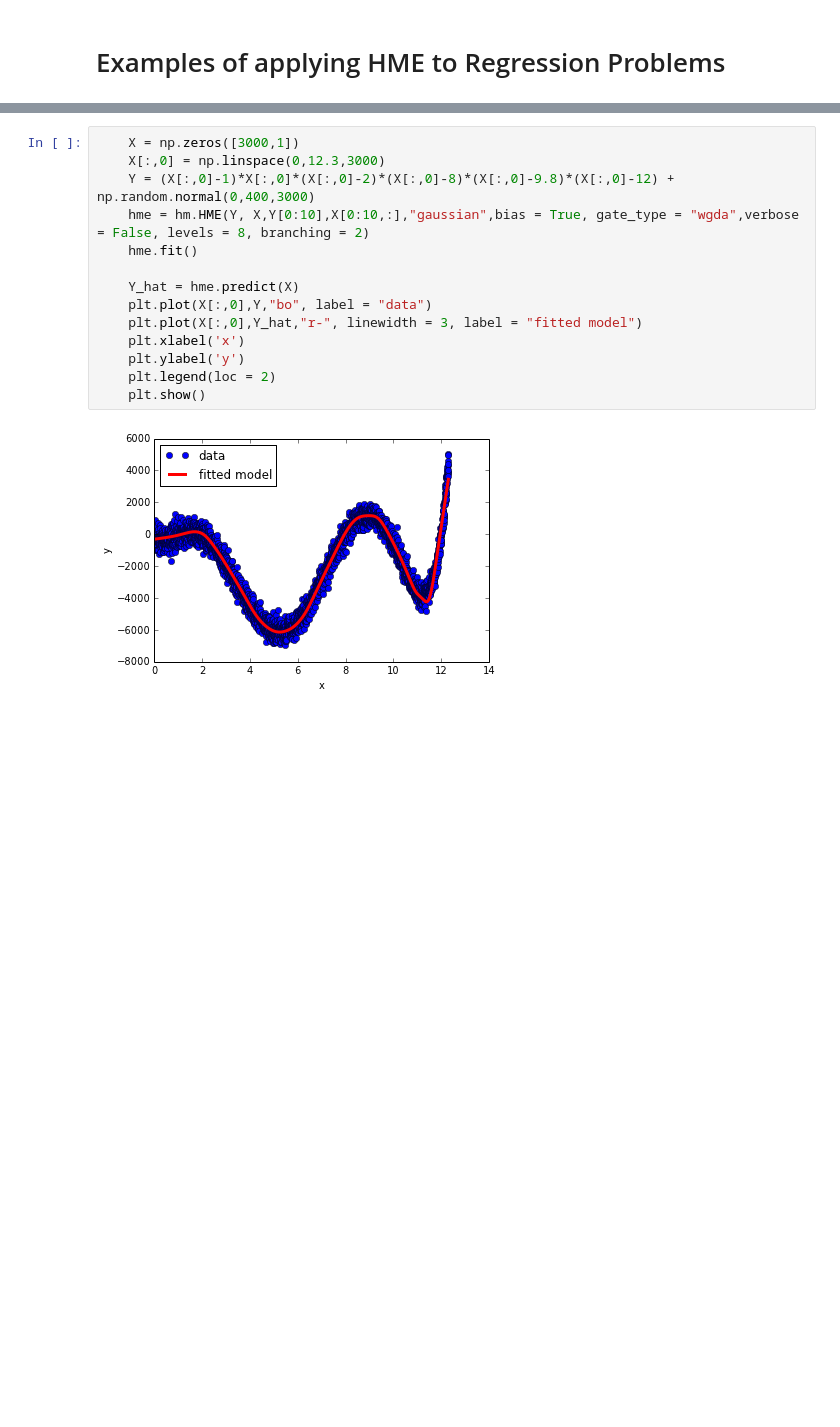
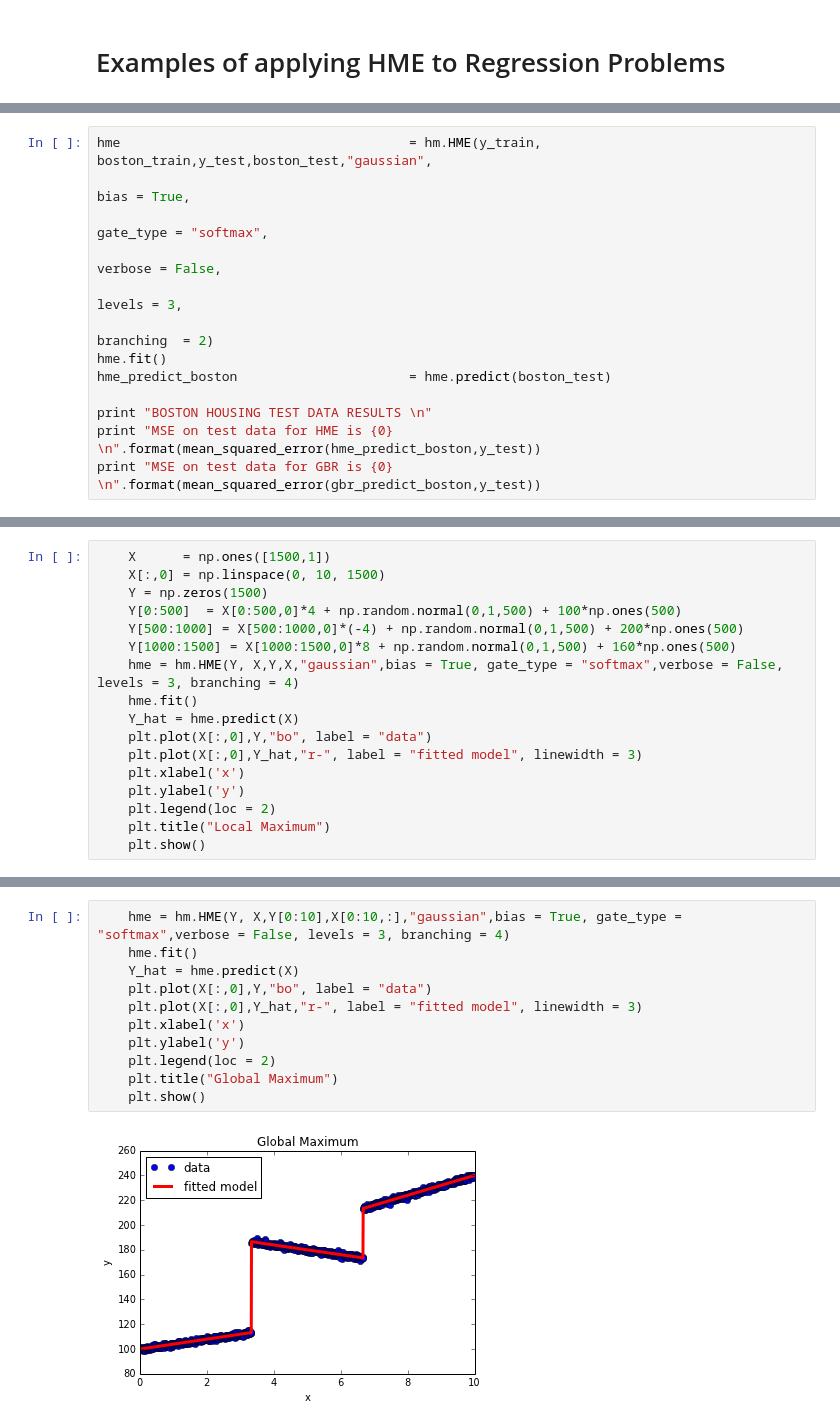
Before and after one commit to AmazaspShumik/Mixture-Models, a Jupyter notebook: Hierarchical Mixture of Experts/hme_standard_regression_examples.ipynb, the cells around one changed output, grey strips where cells are left out. Saved outputs shown, nothing was run; the diff lists cells and outputs as text; blank space fills up the shorter version.

```diff
--- a/Hierarchical Mixture of Experts/hme_standard_regression_examples.ipynb
+++ b/Hierarchical Mixture of Experts/hme_standard_regression_examples.ipynb
@@ -81,0 +175,13 @@ In this example we show how hme fits polynomial function. Deep hierarchical mode
+# %%
+hme                                     = hm.HME(y_train, boston_train,y_test,boston_test,"gaussian",
+                                                                                          bias = True,
+                                                                                          gate_type = "softmax",
+                                                                                          verbose = False,
+                                                                                          levels = 3,
+                                                                                          branching  = 2)
+hme.fit()
+hme_predict_boston                      = hme.predict(boston_test)
+
+print "BOSTON HOUSING TEST DATA RESULTS \n"
+print "MSE on test data for HME is {0} \n".format(mean_squared_error(hme_predict_boston,y_test))
+print "MSE on test data for GBR is {0} \n".format(mean_squared_error(gbr_predict_boston,y_test))
@@ -81,0 +201,17 @@ In this example we show how hme fits polynomial function. Deep hierarchical mode
+# %%
+    X      = np.ones([1500,1])
+    X[:,0] = np.linspace(0, 10, 1500)
+    Y = np.zeros(1500)
+    Y[0:500]  = X[0:500,0]*4 + np.random.normal(0,1,500) + 100*np.ones(500)
+    Y[500:1000] = X[500:1000,0]*(-4) + np.random.normal(0,1,500) + 200*np.ones(500)
+    Y[1000:1500] = X[1000:1500,0]*8 + np.random.normal(0,1,500) + 160*np.ones(500)
+    hme = hm.HME(Y, X,Y,X,"gaussian",bias = True, gate_type = "softmax",verbose = False, levels = 3, branching = 4)
+    hme.fit()
+    Y_hat = hme.predict(X)
+    plt.plot(X[:,0],Y,"bo", label = "data")
+    plt.plot(X[:,0],Y_hat,"r-", label = "fitted model", linewidth = 3)
+    plt.xlabel('x')
+    plt.ylabel('y')
+    plt.legend(loc = 2)
+    plt.title("Local Maximum")
+    plt.show()
@@ -82,16 +220,13 @@ In this example we show how hme fits polynomial function. Deep hierarchical mode
 # %%
-    X = np.zeros([3000,1])
-    X[:,0] = np.linspace(0,12.3,3000)
-    Y = (X[:,0]-1)*X[:,0]*(X[:,0]-2)*(X[:,0]-8)*(X[:,0]-9.8)*(X[:,0]-12) + np.random.normal(0,400,3000)
-    hme = hm.HME(Y, X,Y[0:10],X[0:10,:],"gaussian",bias = True, gate_type = "wgda",verbose = False, levels = 8, branching = 2)
+    hme = hm.HME(Y, X,Y[0:10],X[0:10,:],"gaussian",bias = True, gate_type = "softmax",verbose = False, levels = 3, branching = 4)
     hme.fit()
-
     Y_hat = hme.predict(X)
     plt.plot(X[:,0],Y,"bo", label = "data")
-    plt.plot(X[:,0],Y_hat,"r-", linewidth = 3, label = "fitted model")
+    plt.plot(X[:,0],Y_hat,"r-", label = "fitted model", linewidth = 3)
     plt.xlabel('x')
     plt.ylabel('y')
     plt.legend(loc = 2)
+    plt.title("Global Maximum")
     plt.show()
 # %% [output]
-[figure, old version]
+[figure, new version]
```
Also changed, not shown: parts of 26 cells of this notebook.
